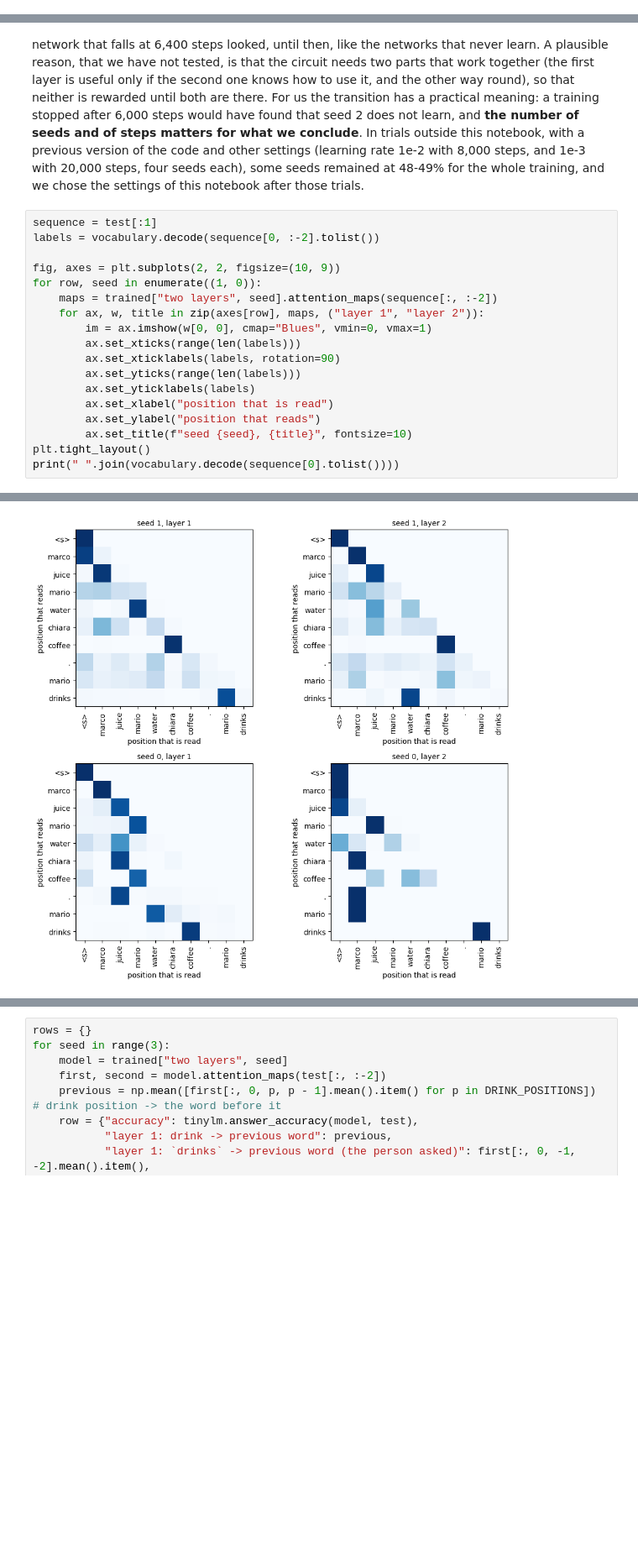
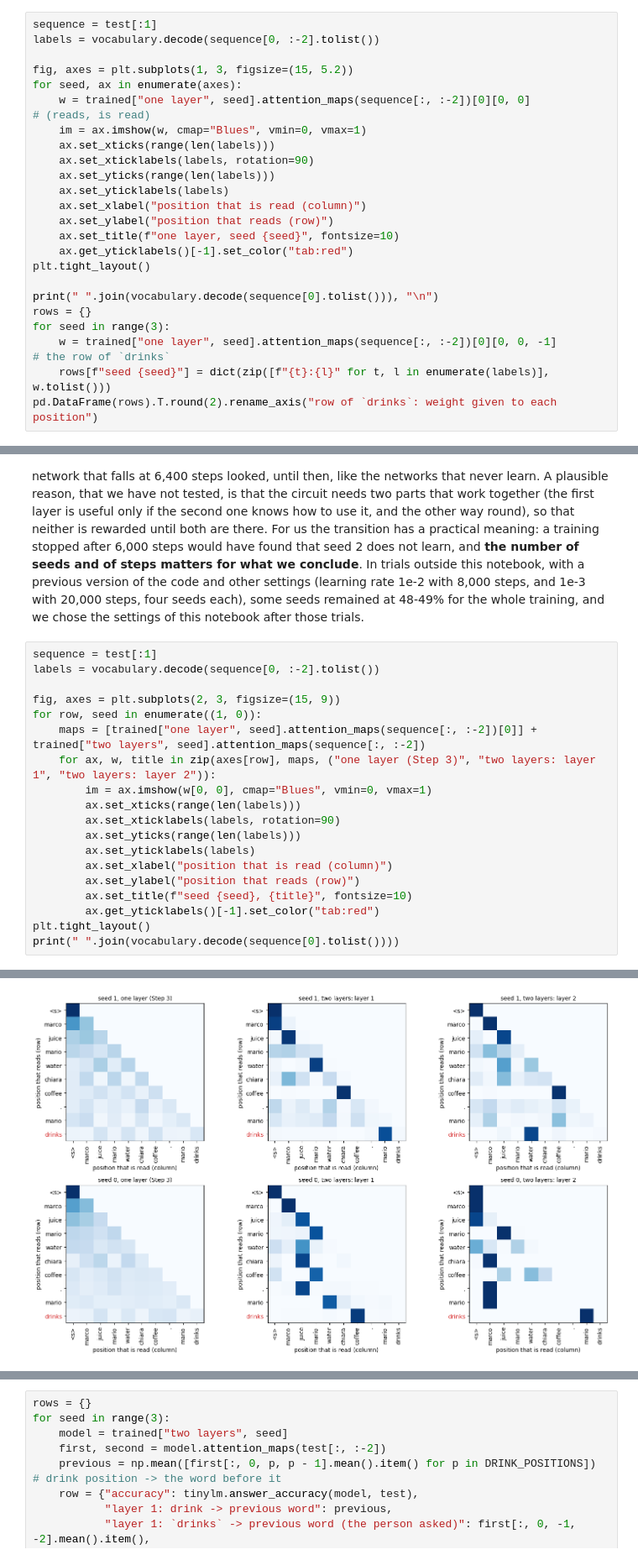
Before and after one commit to afflint/nlp, a Jupyter notebook: 2026-27/L1.0-attention.ipynb, the cells around one changed output, grey strips where cells are left out. Shown at 84% size. Drawn from its saved outputs; the diff is of its cells as text; blank space fills up the shorter version.

```diff
--- a/2026-27/L1.0-attention.ipynb
+++ b/2026-27/L1.0-attention.ipynb
@@ -369,0 +387,24 @@ The weights are about the same for the three drinks (0.15 to 0.18 each), and the
+# %%
+sequence = test[:1]
+labels = vocabulary.decode(sequence[0, :-2].tolist())
+
+fig, axes = plt.subplots(1, 3, figsize=(15, 5.2))
+for seed, ax in enumerate(axes):
+    w = trained["one layer", seed].attention_maps(sequence[:, :-2])[0][0, 0]               # (reads, is read)
+    im = ax.imshow(w, cmap="Blues", vmin=0, vmax=1)
+    ax.set_xticks(range(len(labels)))
+    ax.set_xticklabels(labels, rotation=90)
+    ax.set_yticks(range(len(labels)))
+    ax.set_yticklabels(labels)
+    ax.set_xlabel("position that is read (column)")
+    ax.set_ylabel("position that reads (row)")
+    ax.set_title(f"one layer, seed {seed}", fontsize=10)
+    ax.get_yticklabels()[-1].set_color("tab:red")
+plt.tight_layout()
+
+print(" ".join(vocabulary.decode(sequence[0].tolist())), "\n")
+rows = {}
+for seed in range(3):
+    w = trained["one layer", seed].attention_maps(sequence[:, :-2])[0][0, 0, -1]           # the row of `drinks`
+    rows[f"seed {seed}"] = dict(zip([f"{t}:{l}" for t, l in enumerate(labels)], w.tolist()))
+pd.DataFrame(rows).T.round(2).rename_axis("row of `drinks`: weight given to each position")
@@ -514,22 +567,23 @@ The networks with two layers start as the networks with one layer, on a **platea
 # %%
 sequence = test[:1]
 labels = vocabulary.decode(sequence[0, :-2].tolist())
 
-fig, axes = plt.subplots(2, 2, figsize=(10, 9))
+fig, axes = plt.subplots(2, 3, figsize=(15, 9))
 for row, seed in enumerate((1, 0)):
-    maps = trained["two layers", seed].attention_maps(sequence[:, :-2])
-    for ax, w, title in zip(axes[row], maps, ("layer 1", "layer 2")):
+    maps = [trained["one layer", seed].attention_maps(sequence[:, :-2])[0]] + trained["two layers", seed].attention_maps(sequence[:, :-2])
+    for ax, w, title in zip(axes[row], maps, ("one layer (Step 3)", "two layers: layer 1", "two layers: layer 2")):
         im = ax.imshow(w[0, 0], cmap="Blues", vmin=0, vmax=1)
         ax.set_xticks(range(len(labels)))
         ax.set_xticklabels(labels, rotation=90)
         ax.set_yticks(range(len(labels)))
         ax.set_yticklabels(labels)
-        ax.set_xlabel("position that is read")
-        ax.set_ylabel("position that reads")
+        ax.set_xlabel("position that is read (column)")
+        ax.set_ylabel("position that reads (row)")
         ax.set_title(f"seed {seed}, {title}", fontsize=10)
+        ax.get_yticklabels()[-1].set_color("tab:red")
 plt.tight_layout()
 print(" ".join(vocabulary.decode(sequence[0].tolist())))
 # %% [output]
 <s> marco juice mario water chiara coffee . mario drinks water </s>
-[figure, old version]
+[figure, new version]
 # %% [markdown]
```
Also changed, not shown: parts of 9 cells of this notebook, 5 other files.
